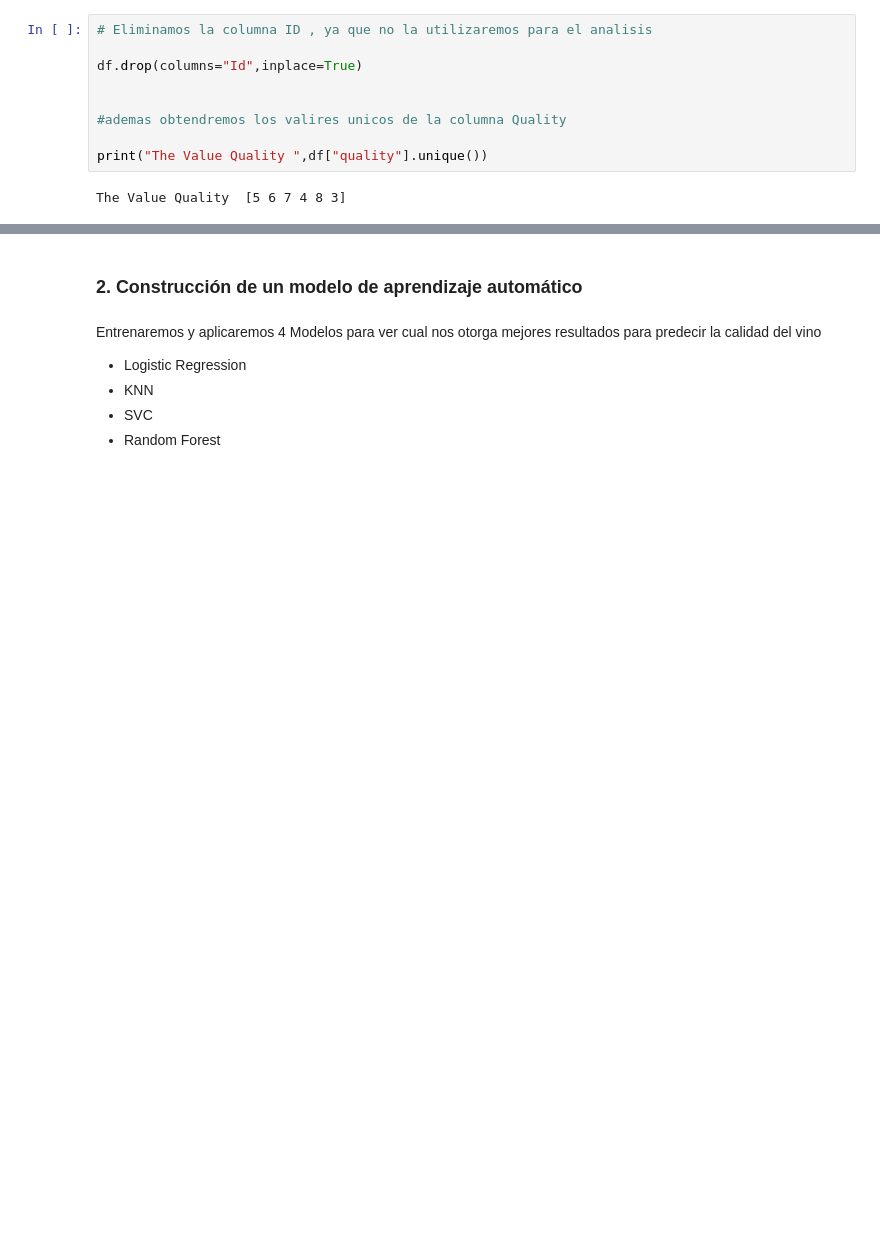
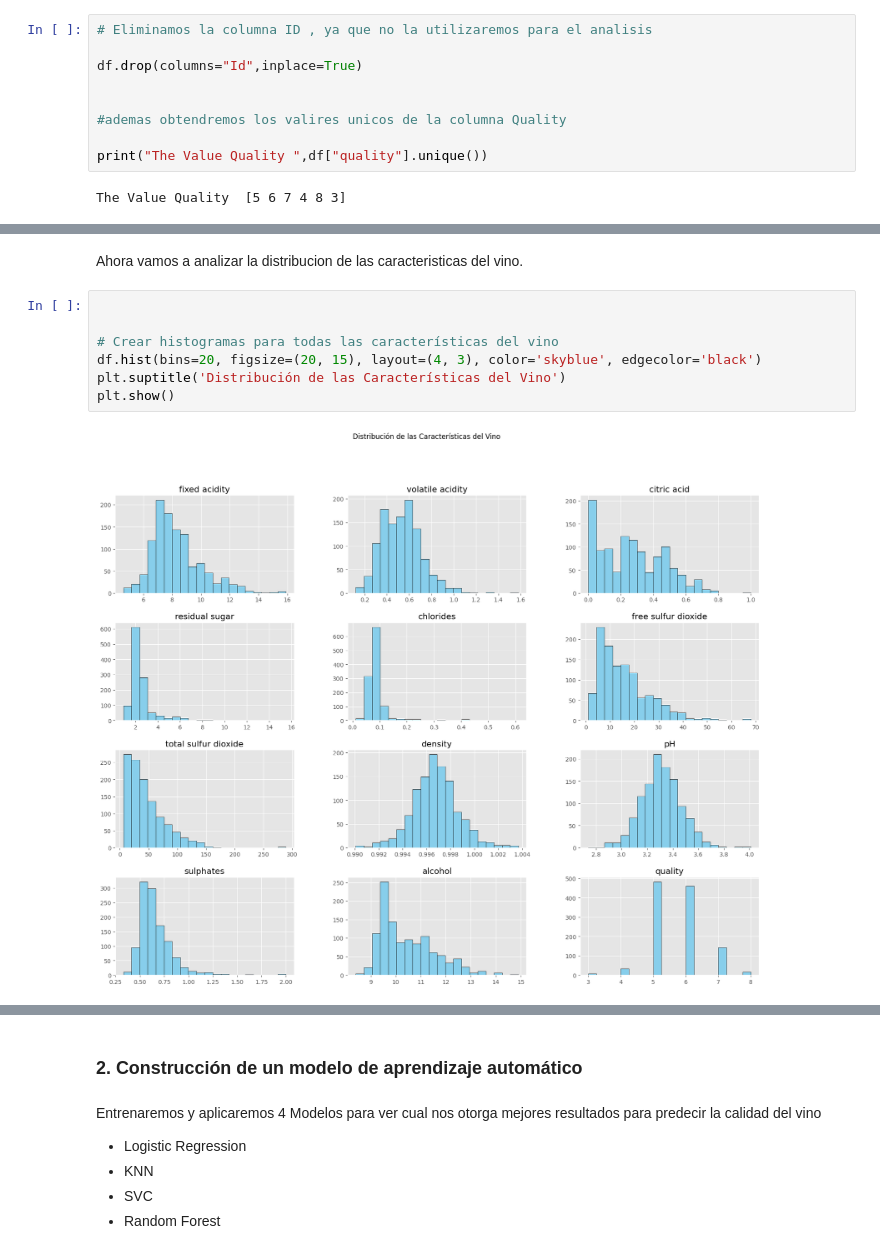
Before and after one commit to Crispa2814/CalidadVino, a Jupyter notebook: ProyectoDS_Parte3_CristianParello.ipynb, the cells around one changed output, grey strips where cells are left out. Cells and saved outputs as stored; diff of their text form; blank space fills up the shorter version.

```diff
--- a/ProyectoDS_Parte3_CristianParello.ipynb
+++ b/ProyectoDS_Parte3_CristianParello.ipynb
@@ -209,0 +253,11 @@ Elementos con mayor influencia en la calidad del vino:
+# %% [markdown]
+Ahora vamos a analizar la distribucion de las caracteristicas del vino.
+# %%
+
+
+# Crear histogramas para todas las características del vino
+df.hist(bins=20, figsize=(20, 15), layout=(4, 3), color='skyblue', edgecolor='black')
+plt.suptitle('Distribución de las Características del Vino')
+plt.show()
+# %% [output]
+[figure, added]
```
Also changed, not shown: parts of 23 cells of this notebook.
